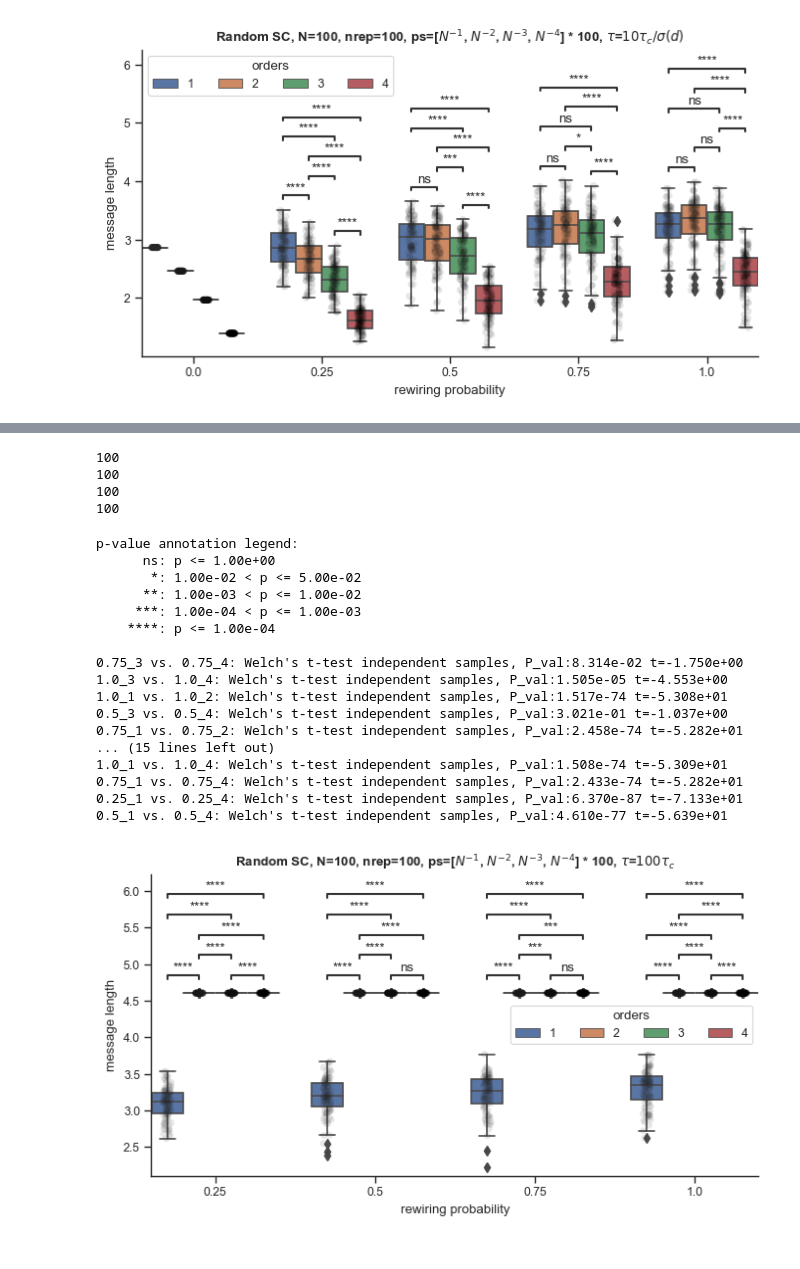
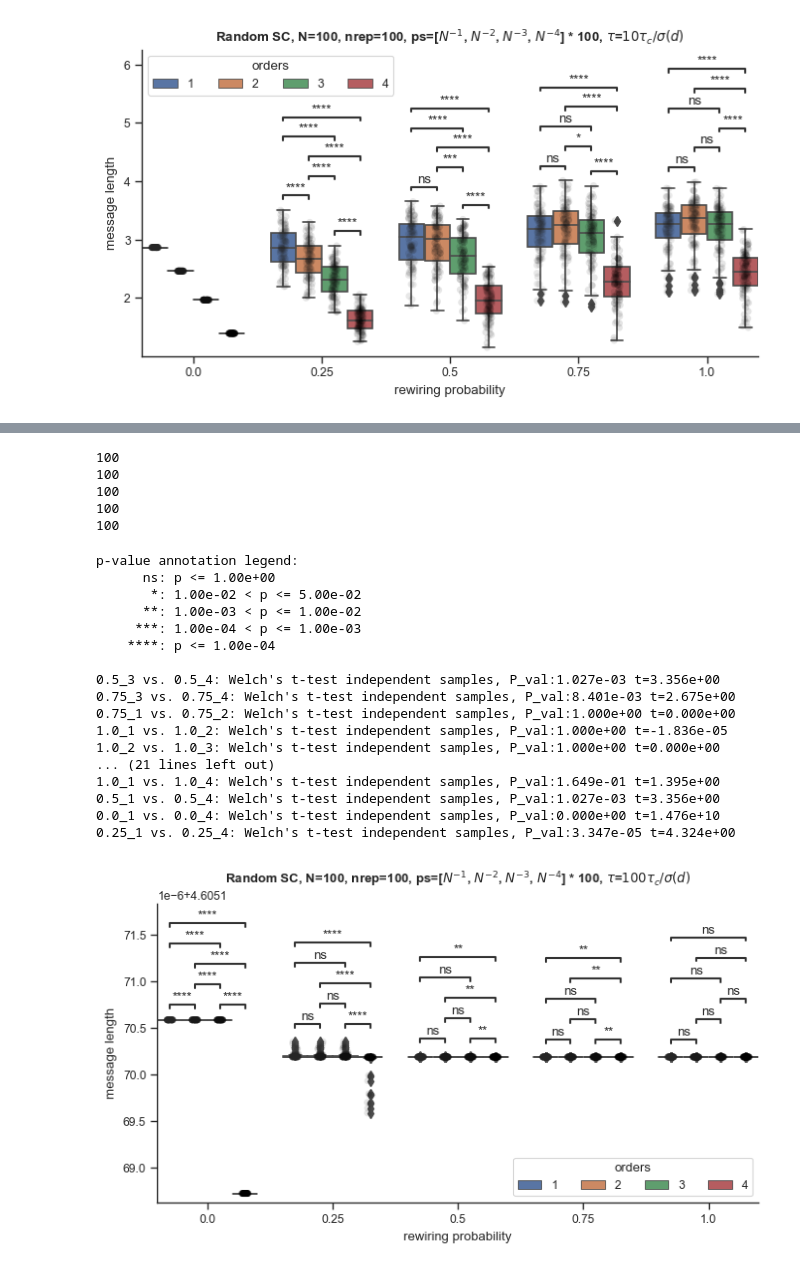
Before and after one commit to maximelucas/hypergraph_reducibility, a Jupyter notebook: notebooks/test_rescaling_RSC_luca.ipynb, the cells around one changed output, grey strips where cells are left out. Drawn from its saved outputs; the diff is of its cells as text; code cells hidden in the pictures.

```diff
--- a/notebooks/test_rescaling_RSC_luca.ipynb
+++ b/notebooks/test_rescaling_RSC_luca.ipynb
@@ -1393,11 +1395,11 @@ plt.legend(title= "orders",ncols = 4)
 sb.stripplot(data=dff, hue="order", y="message length", x="rewiring probability", ax=ax, color="black", dodge=True, alpha=0.1, legend=False)
 
 sb.despine()
-ax.set_title(rf"Random SC, N={N}, nrep={100}, ps=[$N^{{-1}}$, $N^{{-2}}$, $N^{{-3}}$, $N^{{-4}}$] * 100, $\tau$=$30\tau_c$", weight="bold")
+ax.set_title(rf"Random SC, N={N}, nrep={100}, ps=[$N^{{-1}}$, $N^{{-2}}$, $N^{{-3}}$, $N^{{-4}}$] * 100, $\tau$=$30\tau_c/\sigma(d)$", weight="bold")
 
 
 pairs = []
-for p in np.linspace(0.25,1,4):
+for p in np.linspace(0,1,5):
     pairs.append( [(p, 3), (p, 4) ] )
     pairs.append( [(p, 1), (p, 2) ] )
     pairs.append( [(p, 1), (p, 3) ] )
@@ -1410,7 +1412,7 @@ annotator.configure(test='t-test_welch', text_format='star', loc='inside')
 annotator.apply_and_annotate()
 
 #fig_name = f"message_length_RHG_N{N}_pwiring_{sparsity_scales}_nreps_{n_rep}_boxplot"
-fig_name = f"message_length_RSC_N_100_p_25_50_75_100_s_100_char_tau_30_boxplot"
+fig_name = f"message_length_RSC_N_100_p_25_50_75_100_s_100_char_tau_30_rescaled_boxplot"
 plt.savefig(f"{out_dir}{fig_name}.png", dpi=250, bbox_inches="tight")
 # %% [output]
 p-value annotation legend:
@@ -1442,15 +1444,18 @@ orders = np.array(xgi.unique_edge_sizes(H0)) - 1
 weights = np.ones(len(orders))
 
 Hs = dict()
-for p in np.linspace(0.25,1,4):
+for p in np.linspace(0,1,5):
     Hs_i = []
     for rep in range(100):
         if (rep+1)%100==0:
             print(rep+1)
-        H = shuffle_hyperedges(S=H0, order=1, p=p)
-        H = shuffle_hyperedges(S=H, order=2, p=p)
-        H = shuffle_hyperedges(S=H, order=3, p=p)
-        H = shuffle_hyperedges(S=H, order=4, p=p)
+        if p != 0:
+            H = shuffle_hyperedges(S=H0, order=1, p=p)
+            H = shuffle_hyperedges(S=H, order=2, p=p)
+            H = shuffle_hyperedges(S=H, order=3, p=p)
+            H = shuffle_hyperedges(S=H, order=4, p=p)
+        else:
+            H = xgi.Hypergraph(H0.edges.members(dtype=dict))
         Hs_i.append(H)
     Hs[p] = Hs_i
 # %% [output]
@@ -1458,6 +1463,7 @@ for p in np.linspace(0.25,1,4):
 100
 100
 100
+100
 # %%
 info_losses = dict()
 complexities = dict()
@@ -1475,7 +1481,7 @@ for p, Hs_i in Hs.items():
         orders = np.array(xgi.unique_edge_sizes(H)) - 1
         weights = np.ones(len(orders))
         tau_c = find_charact_tau(H, orders, weights, rescale_per_node=False)
-        Ds_H, lZs_H, orders = compute_information(H, 100*tau_c, rescale_per_node=False)
+        Ds_H, lZs_H = optimization_rescaled(H, 100*tau_c, inverse_rescaling_factors, rescale_per_node=False)
 
         info_losses_i.append(Ds_H)
         complexities_i.append(lZs_H)
@@ -1486,10 +1492,8 @@ for p, Hs_i in Hs.items():
     complexities[p] = complexities_i
     orders_arr[p] = orders_arr_i
     message_lengths[p]= message_lengths_i
-
-labels = [f"{i}" for i in np.linspace(0.25,1,4)]
 # %%
-for i, s in enumerate(np.linspace(0.25,1,4)):
+for i, s in enumerate(np.linspace(0,1,5)):
     message_lengths[s] = pad_arr_list(message_lengths[s])
 
 df = pd.DataFrame.from_dict(message_lengths, orient="index").stack().to_frame()
@@ -1522,44 +1526,44 @@ fix, ax = plt.subplots(figsize=(8, 4))
 sb.boxplot(data=dff, hue="order", y="message length", x="rewiring probability", ax=ax)#, **box_params)
 plt.legend(title= "orders",ncols = 4)
 
 sb.stripplot(data=dff, hue="order", y="message length", x="rewiring probability", ax=ax, color="black", dodge=True, alpha=0.1, legend=False)
 
 sb.despine()
-ax.set_title(rf"Random SC, N={N}, nrep={100}, ps=[$N^{{-1}}$, $N^{{-2}}$, $N^{{-3}}$, $N^{{-4}}$] * 100, $\tau$=$100\tau_c$", weight="bold")
+ax.set_title(rf"Random SC, N={N}, nrep={100}, ps=[$N^{{-1}}$, $N^{{-2}}$, $N^{{-3}}$, $N^{{-4}}$] * 100, $\tau$=$100\tau_c/\sigma(d)$", weight="bold")
 
 
 pairs = []
-for p in np.linspace(0.25,1,4):
+for p in np.linspace(0,1,5):
     pairs.append( [(p, 3), (p, 4) ] )
     pairs.append( [(p, 1), (p, 2) ] )
     pairs.append( [(p, 1), (p, 3) ] )
     pairs.append( [(p, 1), (p, 4) ] )
     pairs.append( [(p, 2), (p, 3) ] )
     pairs.append( [(p, 2), (p, 4) ] )
 
 annotator = Annotator(ax, pairs, data=dff, x="rewiring probability", y="message length", hue="order")
 annotator.configure(test='t-test_welch', text_format='star', loc='inside')
 annotator.apply_and_annotate()
 
 #fig_name = f"message_length_RHG_N{N}_pwiring_{sparsity_scales}_nreps_{n_rep}_boxplot"
-fig_name = f"message_length_RSC_N_100_p_25_50_75_100_s_100_char_tau_100_boxplot"
+fig_name = f"message_length_RSC_N_100_p_25_50_75_100_s_100_char_tau_100_rescaled_boxplot"
 plt.savefig(f"{out_dir}{fig_name}.png", dpi=250, bbox_inches="tight")
 # %% [output]
 p-value annotation legend:
       ns: p <= 1.00e+00
        *: 1.00e-02 < p <= 5.00e-02
       **: 1.00e-03 < p <= 1.00e-02
      ***: 1.00e-04 < p <= 1.00e-03
     ****: p <= 1.00e-04
 
-0.75_3 vs. 0.75_4: Welch's t-test independent samples, P_val:8.314e-02 t=-1.750e+00
-1.0_3 vs. 1.0_4: Welch's t-test independent samples, P_val:1.505e-05 t=-4.553e+00
-1.0_1 vs. 1.0_2: Welch's t-test independent samples, P_val:1.517e-74 t=-5.308e+01
-0.5_3 vs. 0.5_4: Welch's t-test independent samples, P_val:3.021e-01 t=-1.037e+00
-0.75_1 vs. 0.75_2: Welch's t-test independent samples, P_val:2.458e-74 t=-5.282e+01
-... (15 lines left out)
-1.0_1 vs. 1.0_4: Welch's t-test independent samples, P_val:1.508e-74 t=-5.309e+01
-0.75_1 vs. 0.75_4: Welch's t-test independent samples, P_val:2.433e-74 t=-5.282e+01
-0.25_1 vs. 0.25_4: Welch's t-test independent samples, P_val:6.370e-87 t=-7.133e+01
-0.5_1 vs. 0.5_4: Welch's t-test independent samples, P_val:4.610e-77 t=-5.639e+01
+0.5_3 vs. 0.5_4: Welch's t-test independent samples, P_val:1.027e-03 t=3.356e+00
+0.75_3 vs. 0.75_4: Welch's t-test independent samples, P_val:8.401e-03 t=2.675e+00
+0.75_1 vs. 0.75_2: Welch's t-test independent samples, P_val:1.000e+00 t=0.000e+00
+1.0_1 vs. 1.0_2: Welch's t-test independent samples, P_val:1.000e+00 t=-1.836e-05
+1.0_2 vs. 1.0_3: Welch's t-test independent samples, P_val:1.000e+00 t=0.000e+00
+... (21 lines left out)
+1.0_1 vs. 1.0_4: Welch's t-test independent samples, P_val:1.649e-01 t=1.395e+00
+0.5_1 vs. 0.5_4: Welch's t-test independent samples, P_val:1.027e-03 t=3.356e+00
+0.0_1 vs. 0.0_4: Welch's t-test independent samples, P_val:0.000e+00 t=1.476e+10
+0.25_1 vs. 0.25_4: Welch's t-test independent samples, P_val:3.347e-05 t=4.324e+00
-[figure, old version]
+[figure, new version]
```
Also changed, not shown: parts of 4 cells of this notebook, 2 other files.
